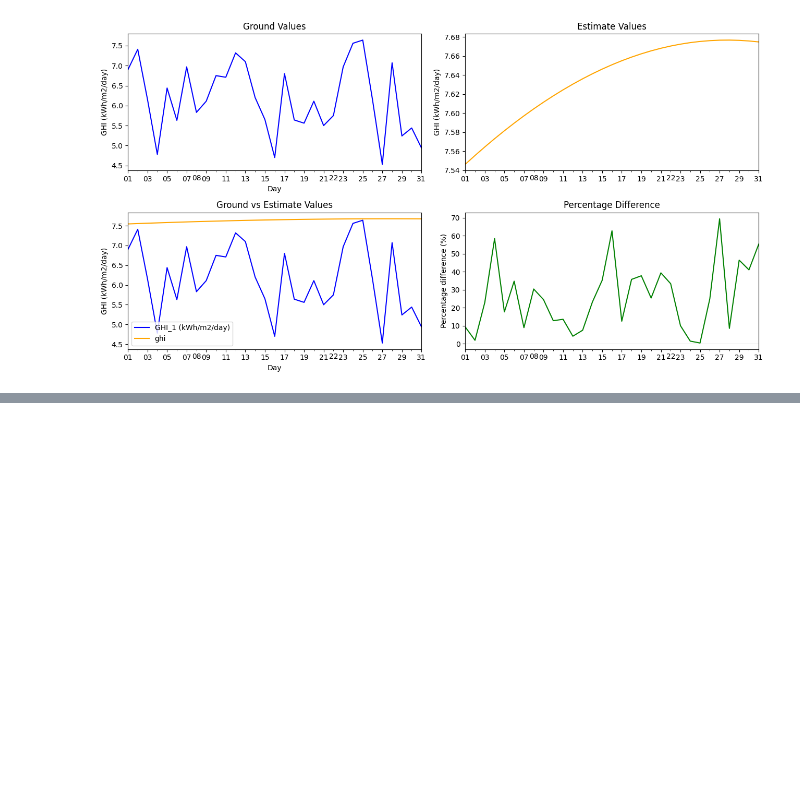
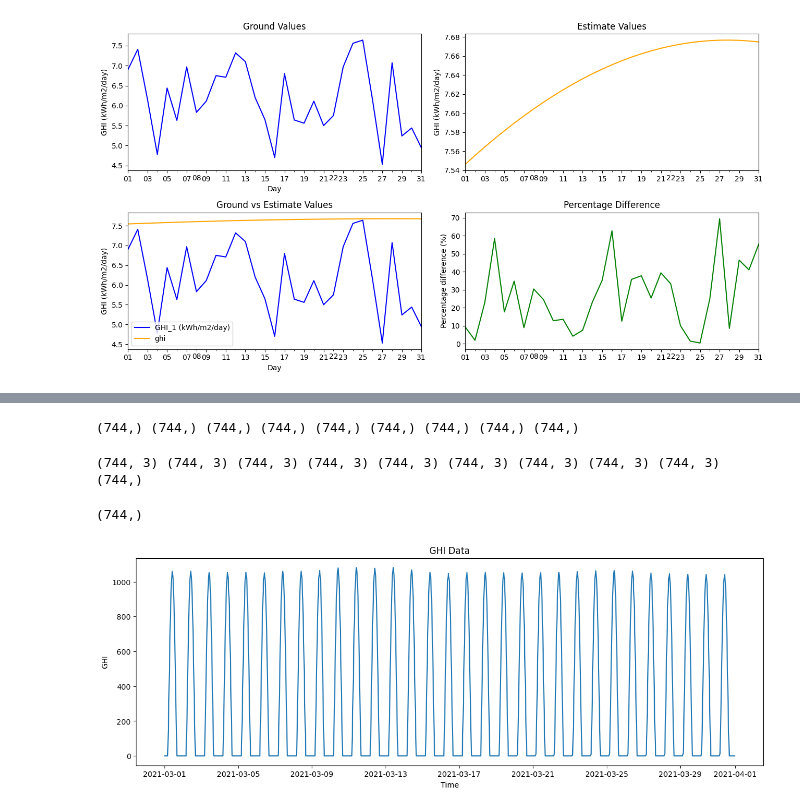
Before and after one commit to Marconi-Lab/SolarIrradiation, a Jupyter notebook: jupyter_notebooks/pvlib_pipeline.ipynb, the cells around one changed output, grey strips where cells are left out. Saved outputs shown, nothing was run; the diff lists cells and outputs as text; code cells hidden in the pictures; blank space fills up the shorter version.

Commit message:
Add new Jupyter notebooks and update existing ones for data analysis

```diff
--- a/jupyter_notebooks/pvlib_pipeline.ipynb
+++ b/jupyter_notebooks/pvlib_pipeline.ipynb
@@ -252,0 +207,8 @@ if __name__ == "__main__":
+# %%
+nrel = process_data(2021, '1788603')
+    # ghi_daily = ghi.resample('D').sum()
+    # ghi_daily = ghi_daily / 1000
+    # ghi_daily.index = pd.to_datetime(ghi_daily.index.strftime('%Y-%m-%d'))
+nrel = nrel.loc[start:end]
+nrel = nrel[nrel.index.minute == 0]
+nrel
@@ -252,0 +292,17 @@ if __name__ == "__main__":
+# %%
+t_pressure = nrel['Pressure'].to_numpy()
+t_albedo = nrel['Surface Albedo'].to_numpy()
+t_w = nrel['Precipitable Water'].to_numpy()
+# single scattrering albedo is not in the dataset. I have fixed it to 0.9265 at the lenght of times
+t_ssa = np.full(len(nrel.index), 0.9265)
+# aerosol assymetry parameter is not in the dataset. I have fixed it to 0.7 at the lenght of times
+t_g = np.full(len(nrel.index), 0.7)
+t_z = nrel['Solar Zenith Angle'].to_numpy()
+t_aod = np.full(len(nrel.index), 0.1398)
+t_alpha = np.full(len(nrel.index), 1.2978)
+t_ozone = np.full(len(nrel.index), 0.3054)
+t_ti = nrel.index
+
+print(t_pressure.shape, t_albedo.shape, t_ssa.shape, t_g.shape, t_z.shape, t_aod.shape, t_alpha.shape, t_ozone.shape, t_ti.shape)
+# %% [output]
+(744,) (744,) (744,) (744,) (744,) (744,) (744,) (744,) (744,)
@@ -252,0 +313,42 @@ if __name__ == "__main__":
+# %%
+t_pressure_3 = np.tile(t_pressure[:, np.newaxis], (1, 3))
+t_albedo_3 = np.tile(t_albedo[:, np.newaxis], (1, 3))
+t_w_3 = np.tile(t_w[:, np.newaxis], (1, 3))
+t_z_3 = np.tile(t_z[:, np.newaxis], (1, 3))
+t_aod_3 = np.tile(t_aod[:, np.newaxis], (1, 3))
+t_ssa_3 = np.tile(t_ssa[:, np.newaxis], (1, 3))
+t_g_3 = np.tile(t_g[:, np.newaxis], (1, 3))
+t_alpha_3 = np.tile(t_alpha[:, np.newaxis], (1, 3))
+t_ozone_3 = np.tile(t_ozone[:, np.newaxis], (1, 3))
+
+print(t_pressure_3.shape, t_albedo_3.shape, t_w_3.shape, t_z_3.shape, t_aod_3.shape, t_ssa_3.shape, t_g_3.shape, t_alpha_3.shape, t_ozone_3.shape, t_ti.shape)
+# %% [output]
+(744, 3) (744, 3) (744, 3) (744, 3) (744, 3) (744, 3) (744, 3) (744, 3) (744, 3) (744,)
+# %%
+# Calculate additional required parameters
+t_radius_3 = ti_to_radius(t_ti, n_cols=t_pressure_3.shape[1])
+t_beta_3 = calc_beta(t_aod_3, t_alpha_3)
+# %%
+# Run the REST2 model predictions
+t_rest_data_3 = rest2(t_pressure_3, t_albedo_3, t_ssa_3, t_g_3, t_z_3, t_radius_3, t_alpha_3, t_beta_3, t_ozone_3, t_w_3)
+
+# Apply dark night adjustment
+t_rest_data_3.dhi = dark_night(t_rest_data_3.dhi, t_z_3)
+t_rest_data_3.dni = dark_night(t_rest_data_3.dni, t_z_3)
+t_rest_data_3.ghi = dark_night(t_rest_data_3.ghi, t_z_3)
+# %%
+# make rest_data a pd Series
+rest_ghi = pd.Series(t_rest_data_3.ghi[:, 2], index=t_ti)
+plt.figure(figsize=(15, 5))
+# Print the shape of rest_data.ghi
+print(rest_ghi.shape)
+
+# Plot the rest_data.ghi data
+plt.plot(t_ti, rest_ghi)
+plt.xlabel("Time")
+plt.ylabel("GHI")
+plt.title("GHI Data")
+plt.show()
+# %% [output]
+(744,)
+[figure, added]
```
Also changed, not shown: parts of 16 cells of this notebook, 6 other files.
